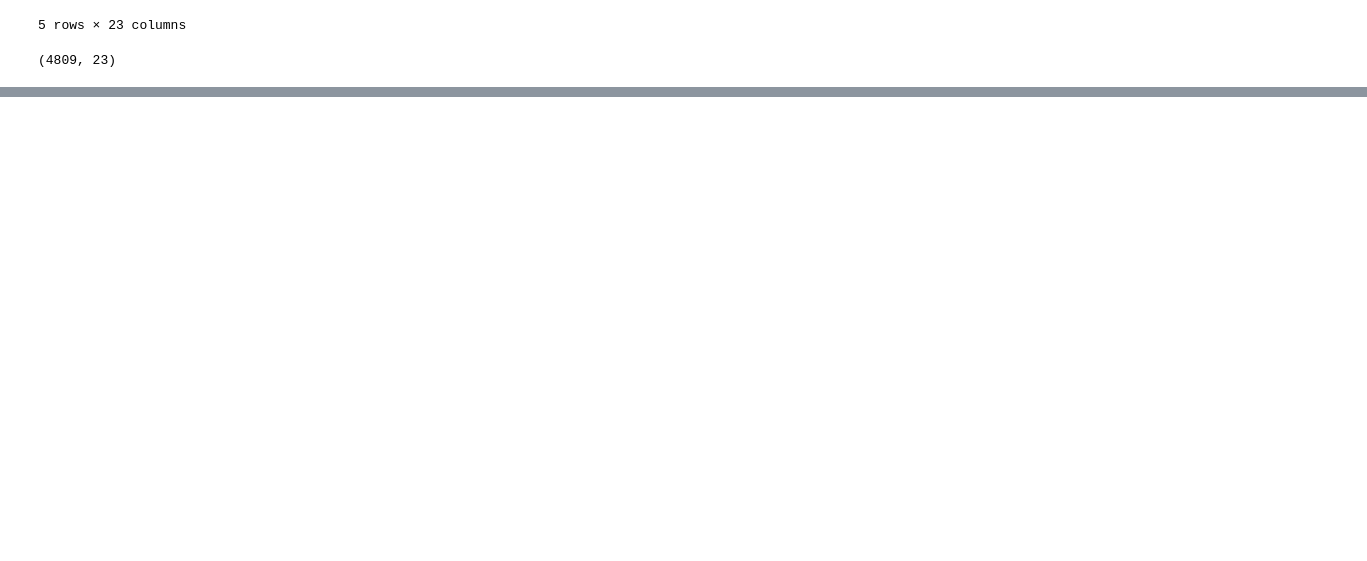
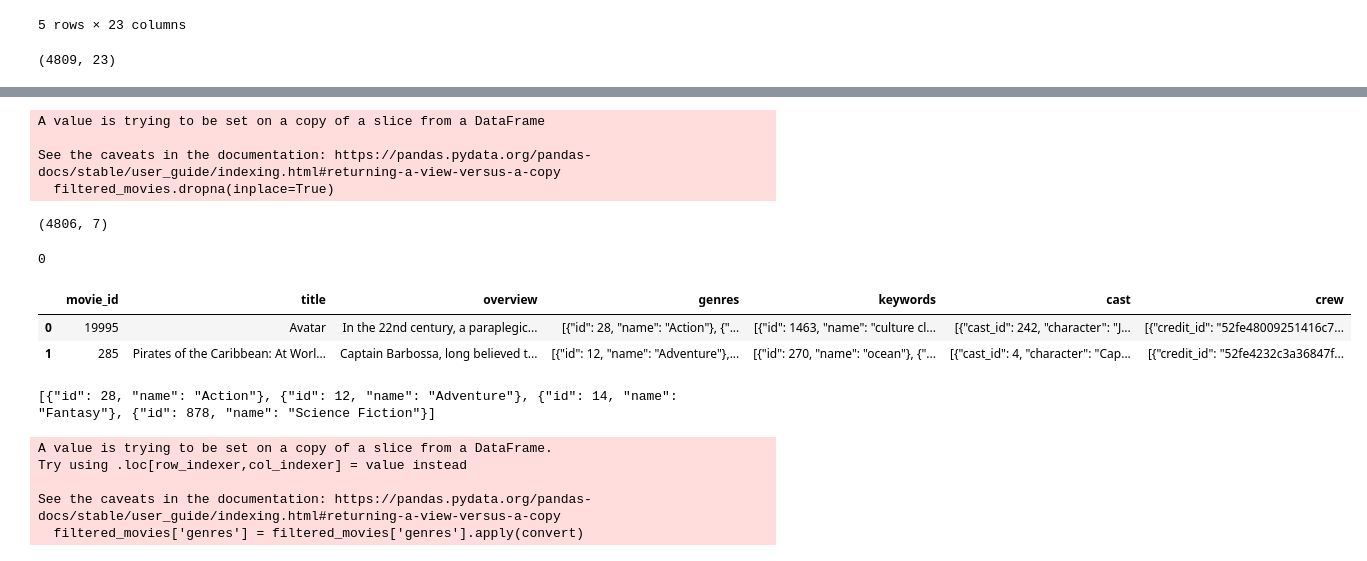
Before and after one commit to Madhushanka00/MovieMania, a Jupyter notebook: MLmodels/contentBasedFiltering.ipynb, the cells around one changed output, grey strips where cells are left out. Drawn from its saved outputs; the diff is of its cells as text; code cells hidden in the pictures; blank space fills up the shorter version.

```diff
--- a/MLmodels/contentBasedFiltering.ipynb
+++ b/MLmodels/contentBasedFiltering.ipynb
@@ -47,0 +100,25 @@ movies.shape
+# %%
+filtered_movies.dropna(inplace=True)
+# %% [output]
+A value is trying to be set on a copy of a slice from a DataFrame
+
+See the caveats in the documentation: https://pandas.pydata.org/pandas-docs/stable/user_guide/indexing.html#returning-a-view-versus-a-copy
+  filtered_movies.dropna(inplace=True)
+# %%
+filtered_movies.shape
+# %% [output]
+(4806, 7)
+# %%
+filtered_movies.duplicated().sum()
+# %% [output]
+0
+# %%
+filtered_movies.head(2)
+# %% [output]
+|  | movie_id | title | overview | genres | keywords | cast | crew |
+| 0 | 19995 | Avatar | In the 22nd century, a paraplegic... | [{"id": 28, "name": "Action"}, {"... | [{"id": 1463, "name": "culture cl... | [{"cast_id": 242, "character": "J... | [{"credit_id": "52fe48009251416c7... |
+| 1 | 285 | Pirates of the Caribbean: At Worl... | Captain Barbossa, long believed t... | [{"id": 12, "name": "Adventure"},... | [{"id": 270, "name": "ocean"}, {"... | [{"cast_id": 4, "character": "Cap... | [{"credit_id": "52fe4232c3a36847f... |
+# %%
+print(filtered_movies.iloc[0]['genres'])
+# %% [output]
+[{"id": 28, "name": "Action"}, {"id": 12, "name": "Adventure"}, {"id": 14, "name": "Fantasy"}, {"id": 878, "name": "Science Fiction"}]
@@ -47,0 +136,8 @@ movies.shape
+# %%
+filtered_movies['genres'] = filtered_movies['genres'].apply(convert)
+# %% [output]
+A value is trying to be set on a copy of a slice from a DataFrame.
+Try using .loc[row_indexer,col_indexer] = value instead
+
+See the caveats in the documentation: https://pandas.pydata.org/pandas-docs/stable/user_guide/indexing.html#returning-a-view-versus-a-copy
+  filtered_movies['genres'] = filtered_movies['genres'].apply(convert)
```
Also changed, not shown: parts of 50 cells of this notebook.
